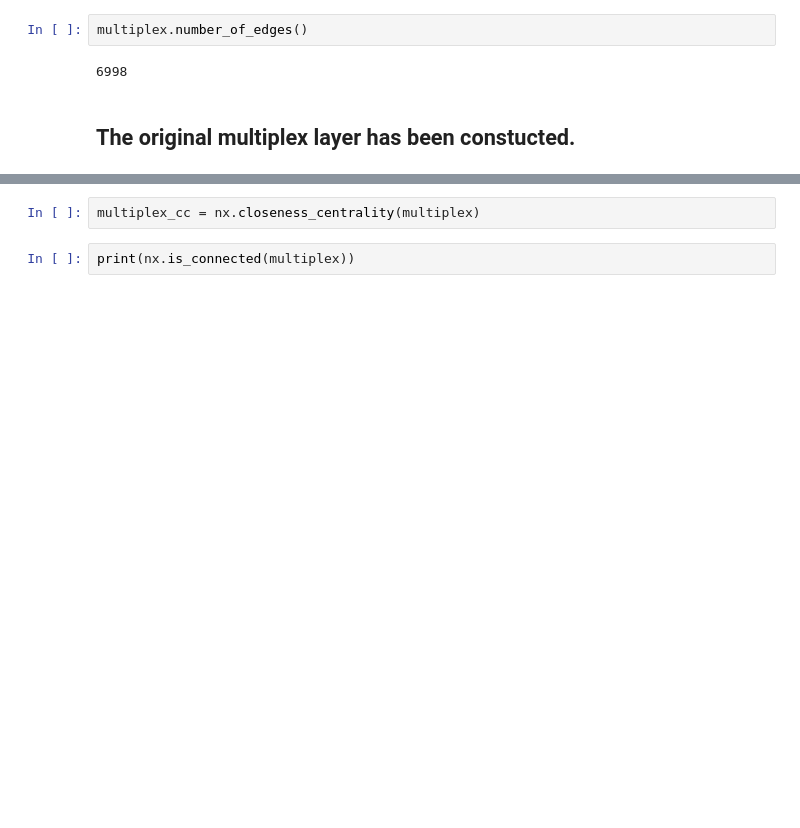
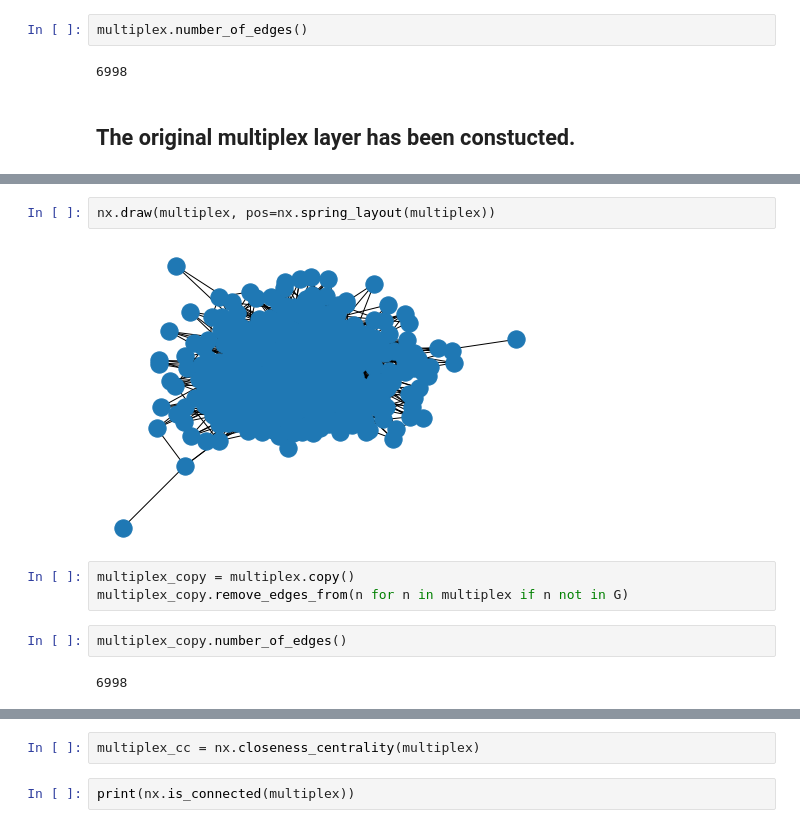
Before and after one commit to CatherineHenry/multiplex_network, a Jupyter notebook: src/word_embeddings.ipynb, the cells around one changed output, grey strips where cells are left out. Drawn from its saved outputs; the diff is of its cells as text; blank space fills up the shorter version.

```diff
--- a/src/word_embeddings.ipynb
+++ b/src/word_embeddings.ipynb
@@ -139,0 +224,11 @@ multiplex.number_of_edges()
+# %%
+nx.draw(multiplex, pos=nx.spring_layout(multiplex))
+# %% [output]
+[figure, added]
+# %%
+multiplex_copy = multiplex.copy()
+multiplex_copy.remove_edges_from(n for n in multiplex if n not in G)
+# %%
+multiplex_copy.number_of_edges()
+# %% [output]
+6998
```
Also changed, not shown: parts of 46 cells of this notebook, 2 other files.
